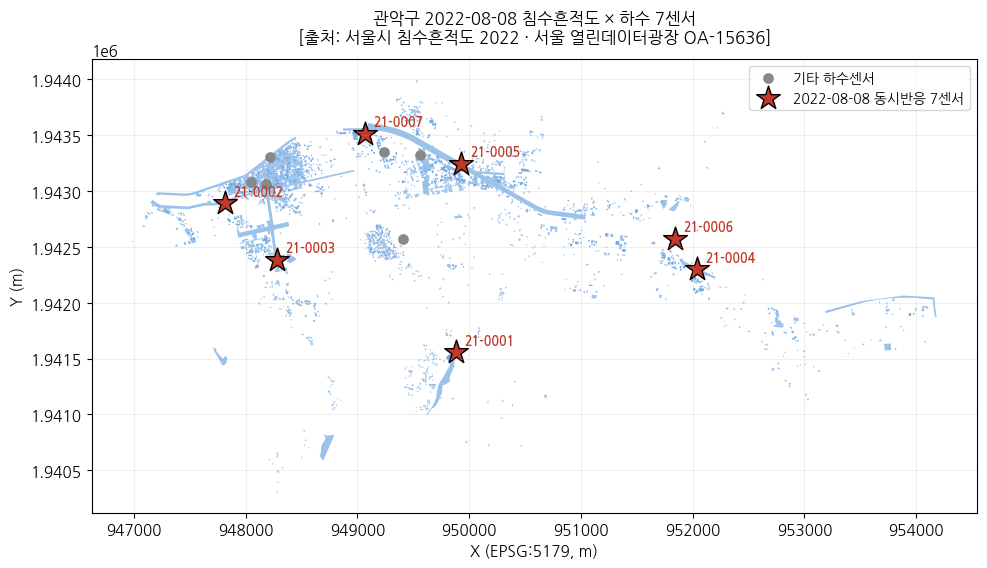
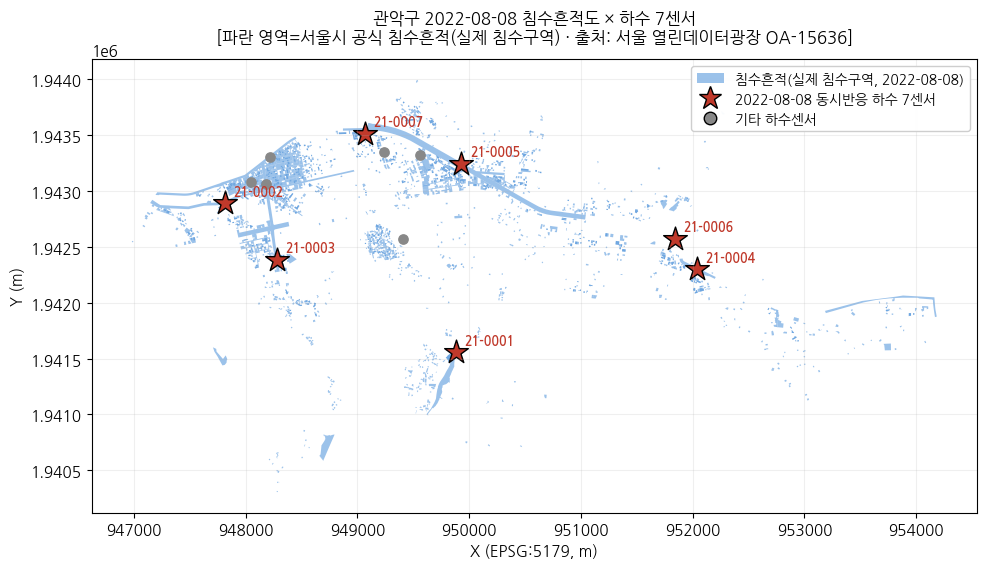
The change to this notebook cell's code, shown as a diff; its figure went from the first image to the second:
--- before
+++ after
@@ -1,14 +1,28 @@
+from matplotlib.patches import Patch
+from matplotlib.lines import Line2D
+
 fig, ax = plt.subplots(figsize=(10, 10))
-g0808.plot(ax=ax, color="#4a90d9", alpha=0.55, edgecolor="none", label="2022-08-08 침수흔적")
+g0808.plot(ax=ax, color="#4a90d9", alpha=0.55, edgecolor="none")   # 침수흔적 폴리곤(범례는 proxy로)
 ev_pts = pts[pts["sensor_id"].isin(EVENT7)]
 ot_pts = pts[~pts["sensor_id"].isin(EVENT7)]
-ot_pts.plot(ax=ax, color="#888", marker="o", markersize=45, label="기타 하수센서")
-ev_pts.plot(ax=ax, color="#c0392b", marker="*", markersize=320, edgecolor="k", label="2022-08-08 동시반응 7센서")
+ot_pts.plot(ax=ax, color="#888", marker="o", markersize=45)
+ev_pts.plot(ax=ax, color="#c0392b", marker="*", markersize=320, edgecolor="k")
 for _, r in ev_pts.iterrows():
     ax.annotate(r["sensor_id"], (r.geometry.x, r.geometry.y), xytext=(6, 6),
                 textcoords="offset points", fontsize=9, fontweight="bold", color="#c0392b")
-ax.set_title("관악구 2022-08-08 침수흔적도 × 하수 7센서\n[출처: 서울시 침수흔적도 2022 · 서울 열린데이터광장 OA-15636]",
+
+# 범례 — 폴리곤은 Patch proxy, 점은 Line2D proxy 로 명시(무엇을 뜻하는지 분명히)
+handles = [
+    Patch(facecolor="#4a90d9", alpha=0.55, edgecolor="none", label="침수흔적(실제 침수구역, 2022-08-08)"),
+    Line2D([0], [0], marker="*", color="none", markerfacecolor="#c0392b", markeredgecolor="k",
+           markersize=17, label="2022-08-08 동시반응 하수 7센서"),
+    Line2D([0], [0], marker="o", color="none", markerfacecolor="#888",
+           markersize=9, label="기타 하수센서"),
+]
+ax.legend(handles=handles, loc="upper right", fontsize=10, framealpha=0.95)
+ax.set_title("관악구 2022-08-08 침수흔적도 × 하수 7센서\n"
+             "[파란 영역=서울시 공식 침수흔적(실제 침수구역) · 출처: 서울 열린데이터광장 OA-15636]",
              fontsize=12, y=1.02)
-ax.legend(loc="upper right", fontsize=10); ax.set_xlabel("X (EPSG:5179, m)"); ax.set_ylabel("Y (m)")
+ax.set_xlabel("X (EPSG:5179, m)"); ax.set_ylabel("Y (m)")
 ax.grid(alpha=0.2); plt.tight_layout()
 os.makedirs("reports/figures_demo", exist_ok=True)

Commit: data: 침수흔적도 전 연도 확보(2010~2025) + 대조지도 범례 보강